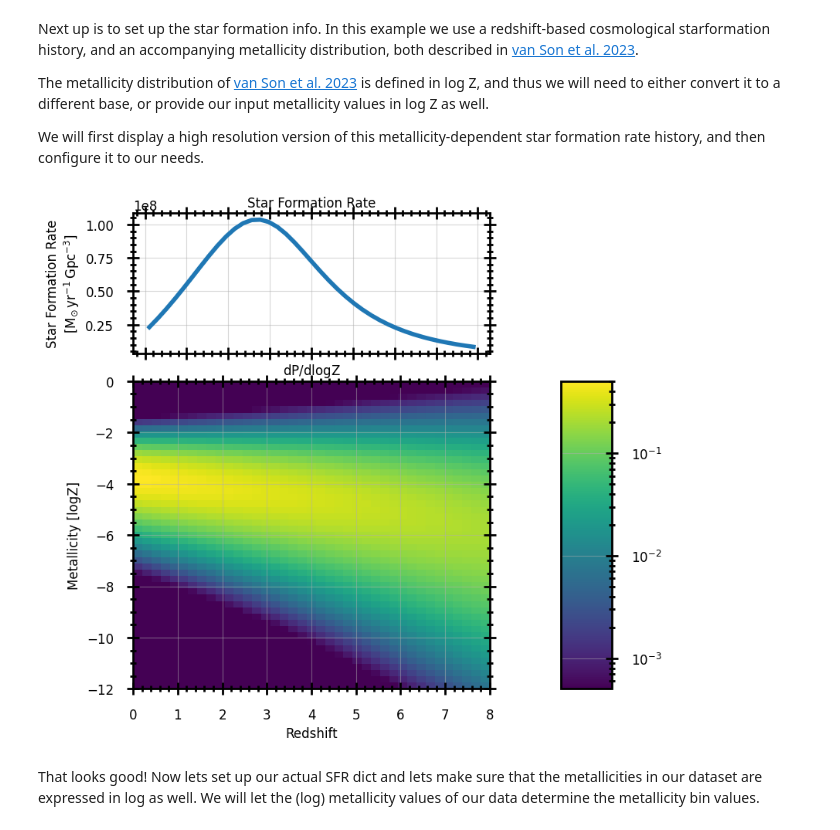
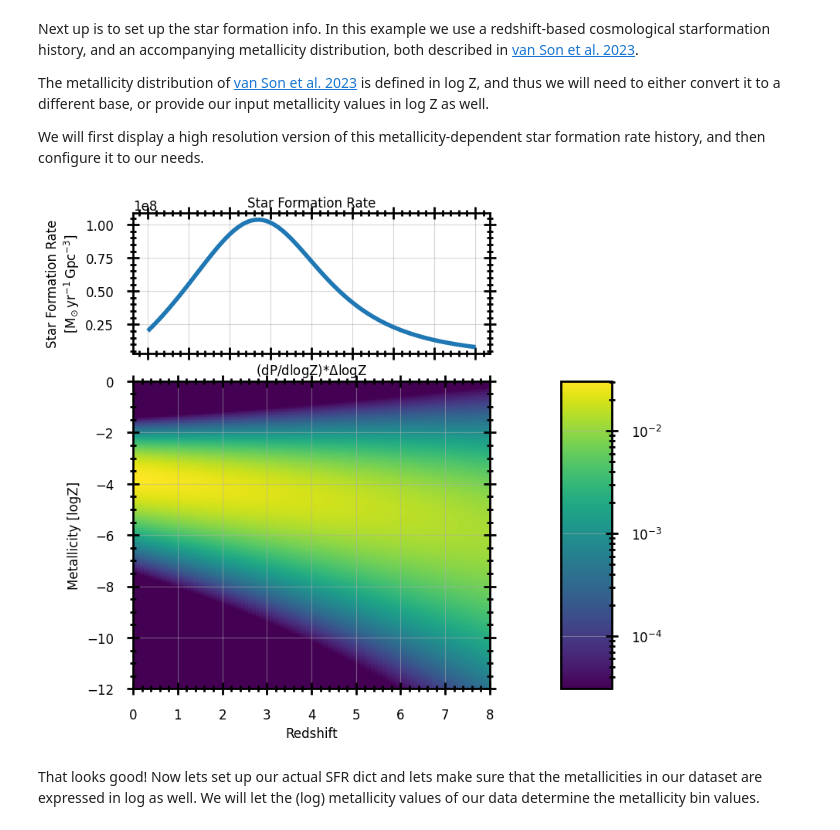
Before and after one commit to FloorBroekgaarden/growl-syntheticstellarpopconvolve, a Jupyter notebook: docs/source/examples/notebook_example_GW_merger_rate_density.ipynb, the cells around one changed output. Drawn from its saved outputs; the diff is of its cells as text; code cells hidden in the pictures.

```diff
--- a/docs/source/examples/notebook_example_GW_merger_rate_density.ipynb
+++ b/docs/source/examples/notebook_example_GW_merger_rate_density.ipynb
@@ -76,43 +75,43 @@ from syntheticstellarpopconvolve.general_functions import calculate_bincenters,
 from syntheticstellarpopconvolve.SFR_dict_plotting_routines import plot_sfr_dict
 
 # Set up redshift bin info
-num_redshift_bins = 40
+num_redshift_bins = 100
 redshift_bin_edges = np.linspace(0, 8, num_redshift_bins); redshift_bin_centers = calculate_bincenters(redshift_bin_edges)
 
 # Set up metallicity bin info
-num_metallicity_bins = 50
+num_metallicity_bins = 200
 log_metallicity_bin_edges = np.linspace(-12, 0, num_metallicity_bins); log_metallicity_bin_centers = calculate_bincenters(log_metallicity_bin_edges)
 
 #
 sfr = starformation_rate_distribution_vanSon2023(redshift_bin_centers).to(u.Msun/u.yr/u.Gpc**3)
 
 #
 dpdlogZ = metallicity_distribution_vanSon2022(
     log_metallicity_centers=log_metallicity_bin_centers,
     redshifts=redshift_bin_centers,
 )
 
 high_res_sfr_dict = {
     "redshift_bin_edges": redshift_bin_edges,
     "starformation_rate_array": sfr,
     "metallicity_bin_edges": log_metallicity_bin_edges,
     "metallicity_distribution_array": dpdlogZ,
 }
 
 axis_dict = plot_sfr_dict(
     high_res_sfr_dict,
     time_type="redshift",
     metallicity_string="logZ",
-    metallicity_distribution_multiply_by_metallicity_bin_sizes=False,
+    metallicity_distribution_multiply_by_metallicity_bin_sizes=True,
     metallicity_distribution_multiply_by_sfr=False,
     metallicity_distribution_scale="log10",
     metallicity_distribution_cmap=copy.copy(plt.cm.viridis),
     return_axis_dict=True,
     figsize=(8,8),
     fontsize=12,
 )
 # %% [output]
-[figure, old version]
+[figure, new version]
 # %% [markdown]
 That looks good! Now lets set up our actual SFR dict and lets make sure that the metallicities in our dataset are expressed in log as well. We will let the (log) metallicity values of our data determine the metallicity bin values.
 # %%
```
Also changed, not shown: parts of 5 cells of this notebook, 7 other files.
